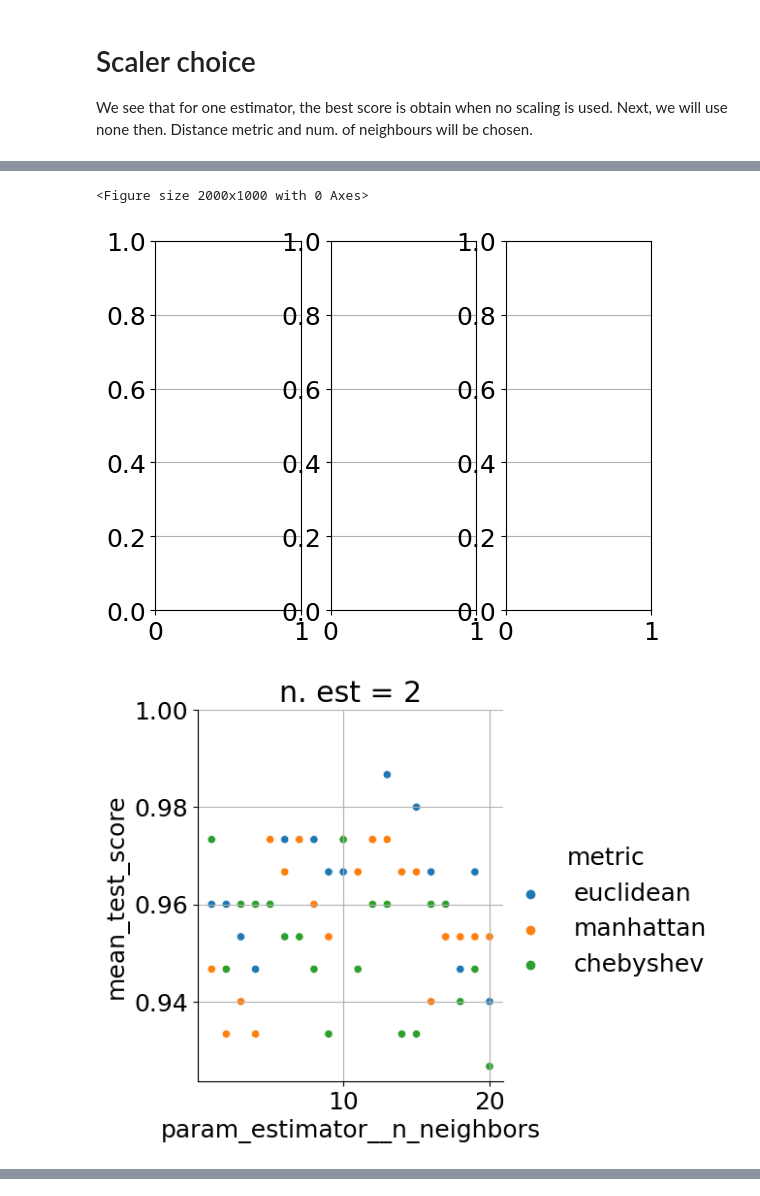
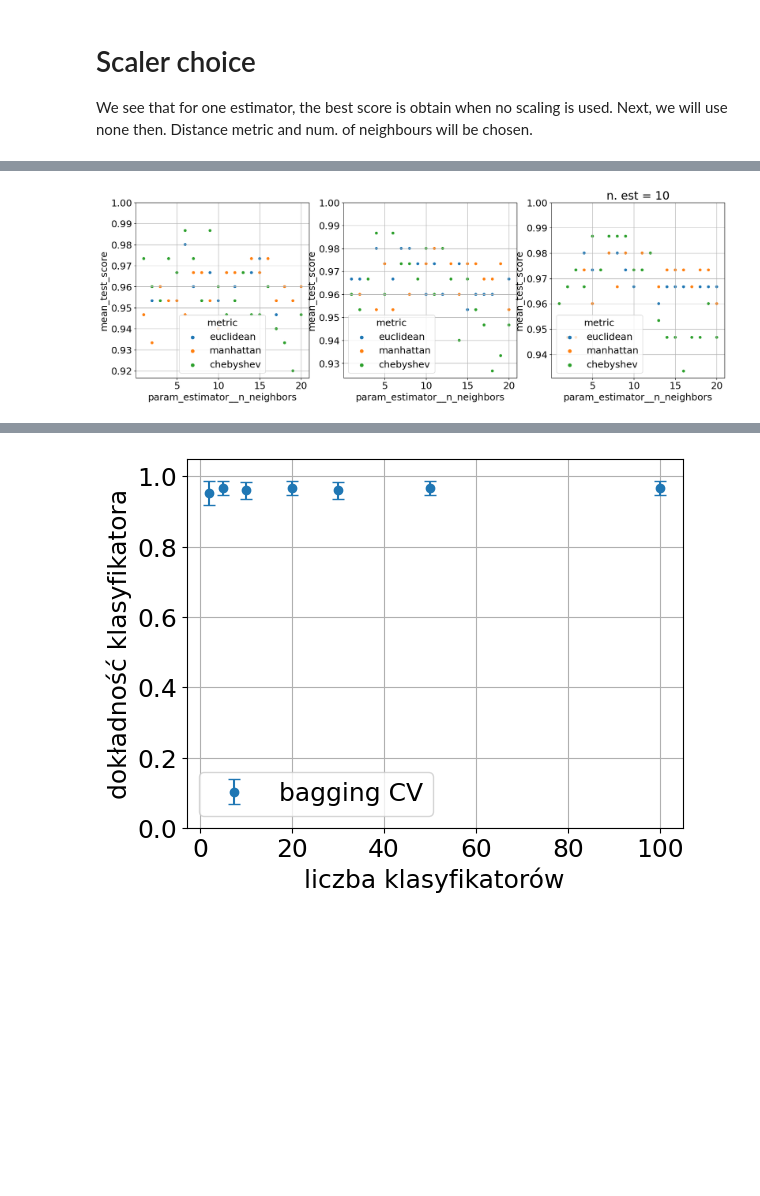
Before and after one commit to Wikcio1618/PW-statistical-data-exploration, a Jupyter notebook: Lab6/lab.ipynb, the cells around one changed output, grey strips where cells are left out. Cells and saved outputs as stored; diff of their text form; code cells hidden in the pictures; blank space fills up the shorter version.

Commit message:
Bagging classifier and grid CV search

```diff
--- a/Lab6/lab.ipynb
+++ b/Lab6/lab.ipynb
@@ -21,0 +11,9 @@ y = iris.target
+# %%
+from sklearn.datasets import load_iris
+
+data, target = load_iris(as_frame=True, return_X_y=True)
+data['target'] = target
+
+sns.pairplot(data, hue='target', palette=['green', 'blue', 'red'])
+X = data.iloc[:, :-1]
+y = data.target
@@ -64,32 +60,29 @@ Index(['mean_fit_time', 'std_fit_time', 'mean_score_time', 'std_score_time',
 # %%
 from sklearn.metrics import DistanceMetric
 
-# def mahalanobis_custom(X, Y=None):
-#     metric = DistanceMetric.get_metric('mahalanobis', V=[[1, 0], [0, 1]])
-#     return metric.pairwise(X, Y)
+est_list = [2, 5, 10]
 
-plt.subplots(ncols=3)
-for num_est in [2, 5, 10]:
+
+fig, ax = plt.subplots(ncols=len(est_list), figsize = (20, 6))
+for i, num_est in enumerate(est_list):
     clf = BaggingClassifier(KNeighborsClassifier(), n_estimators=num_est)
 
     param_grid = {
         'estimator__n_neighbors': range(1, 21),
         'estimator__metric': ['euclidean', 'manhattan', 'chebyshev']
     }
 
     clf = BaggingClassifier(KNeighborsClassifier(), n_estimators=num_est)
 
     clf_grid = GridSearchCV(clf, param_grid=param_grid)
     clf_grid.fit(X, y)
 
     out = pd.DataFrame.from_dict(clf_grid.cv_results_)
     out["metric"]=out["param_estimator__metric"].apply(pd.Series).astype(str)
 
 
-    g = sns.relplot(data = out, x = "param_estimator__n_neighbors", y = "mean_test_score", hue='metric')
+    g = sns.scatterplot(data = out, x = "param_estimator__n_neighbors", y = "mean_test_score", hue='metric', ax=ax[i])
     g.set(ylim=(None, 1))
     plt.title(f'n. est = {num_est}')
 # %% [output]
-<Figure size 2000x1000 with 0 Axes>
-[figure, old version]
+[figure, new version]
-[figure, removed]
@@ -97,0 +89,16 @@ for num_est in [2, 5, 10]:
+# %%
+est_list = [2, 5, 10, 20, 30, 50, 100]
+
+grid_params = {"n_estimators": est_list}
+clf_bag = BaggingClassifier(estimator=KNeighborsClassifier(n_neighbors=2))
+clf_grid = GridSearchCV(estimator=clf_bag, param_grid=grid_params)
+clf_grid.fit(X, y)
+
+plt.errorbar(grid_params["n_estimators"], clf_grid.cv_results_["mean_test_score"], clf_grid.cv_results_["std_test_score"], fmt="o", capsize=4, label = "bagging CV")
+plt.ylim(0, 1.05)
+plt.xlabel("liczba klasyfikatorów")
+plt.ylabel("dokładność klasyfikatora")
+plt.legend()
+plt.show()
+# %% [output]
+[figure, added]
```
Also changed, not shown: parts of 5 cells of this notebook.
